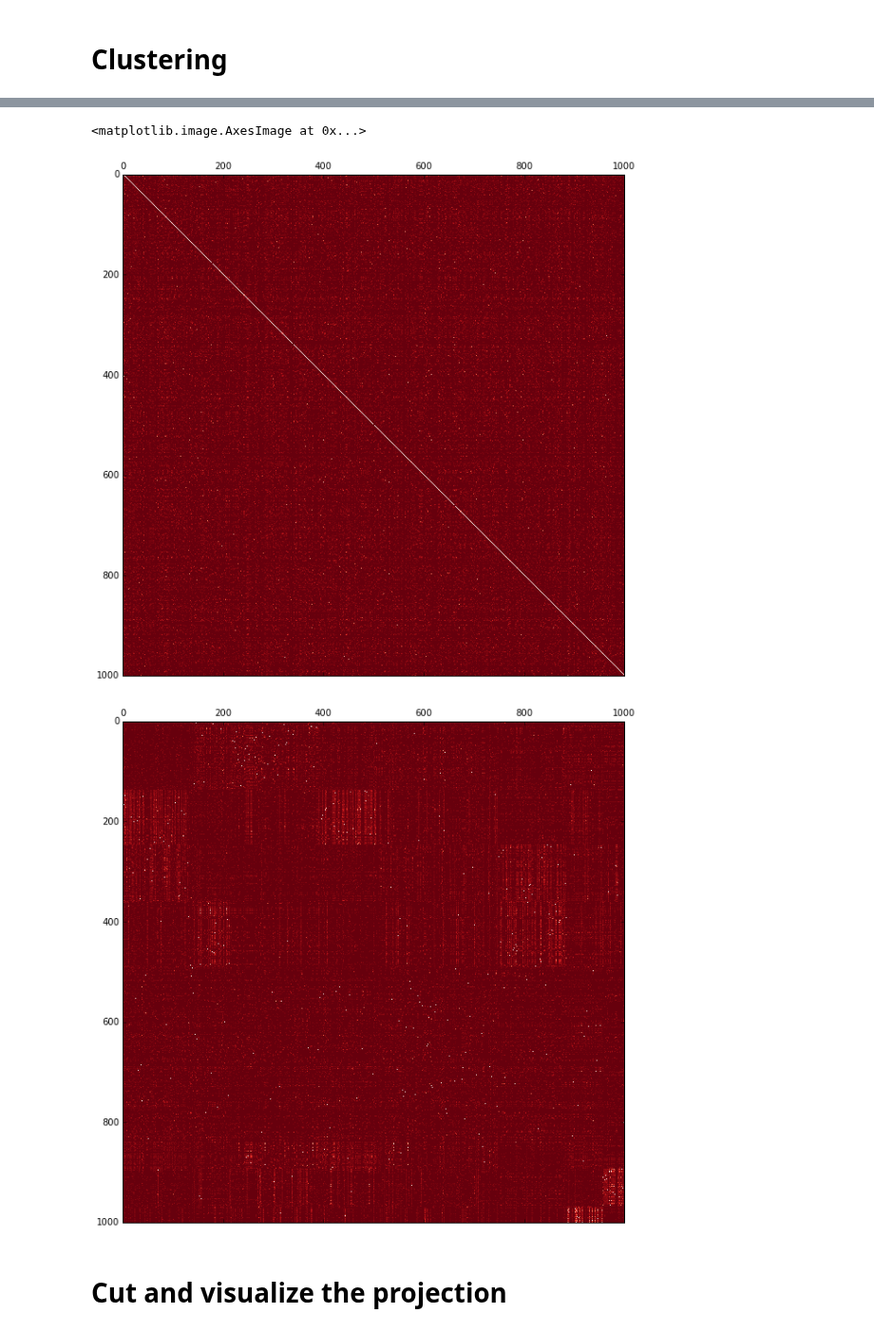
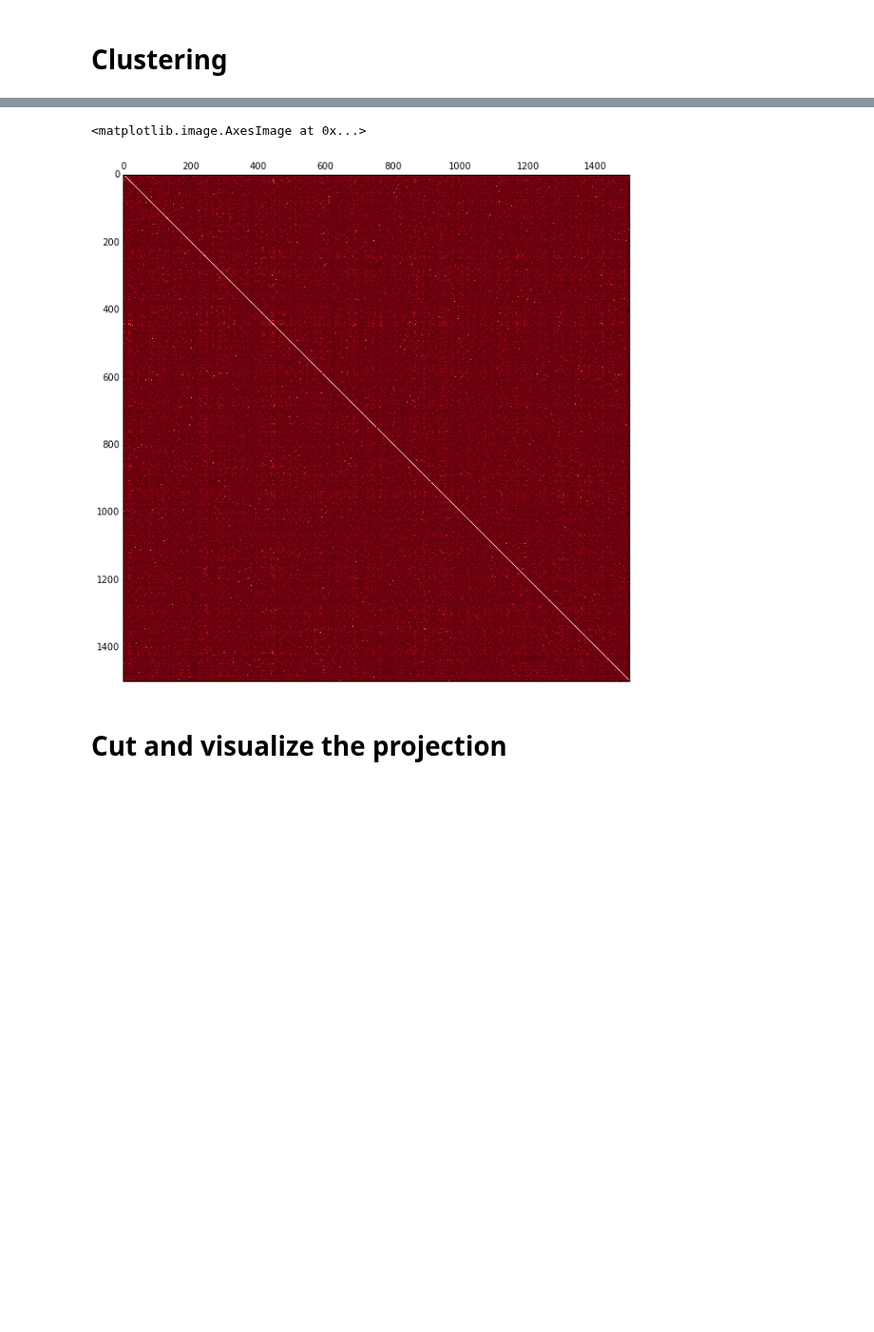
Before and after one commit to glouppe/notebooks, a Jupyter notebook: Clustering personal names.ipynb, the cells around one changed output, grey strips where cells are left out. Shown at 95% size. Saved outputs shown, nothing was run; the diff lists cells and outputs as text; code cells hidden in the pictures; blank space fills up the shorter version.

```diff
--- a/Clustering personal names.ipynb
+++ b/Clustering personal names.ipynb
@@ -10,7 +10,7 @@ import pandas as pd
 # %% [markdown]
 # Load and convert data
 # %%
-n_samples = 1000
+n_samples = 1500
 !wget http://deron.meranda.us/data/census-derived-all-first.txt
 data = pd.read_csv("census-derived-all-first.txt", delimiter="\s+", header=None)
 data = np.array(data[0].values.ravel(), dtype=np.str)
@@ -51,22 +51,21 @@ plt.show()
 # %%
 from sklearn.metrics import pairwise_distances
 from sklearn.cluster.bicluster import SpectralCoclustering
 
 # Normal
 X_aff = pairwise_distances(X, metric="cityblock")
 plt.matshow(X_aff, cmap=plt.cm.Reds)
 
-# Biclustered
-model = SpectralCoclustering(n_clusters=8)
-model.fit(X_aff)
+# # Biclustered
+# model = SpectralCoclustering(n_clusters=8)
+# model.fit(X_aff)
 
-X_aff = X_aff[np.argsort(model.row_labels_)]
-X_aff = X_aff[:, np.argsort(model.column_labels_)]
+# X_aff = X_aff[np.argsort(model.row_labels_)]
+# X_aff = X_aff[:, np.argsort(model.column_labels_)]
 
-plt.matshow(X_aff, cmap=plt.cm.Reds)
+# plt.matshow(X_aff, cmap=plt.cm.Reds)
 # %% [output]
 <matplotlib.image.AxesImage at 0x...>
-[figure, old version]
+[figure, new version]
-[figure, removed]
 # %% [markdown]
 # Cut and visualize the projection
```
Also changed, not shown: parts of 6 cells of this notebook.
